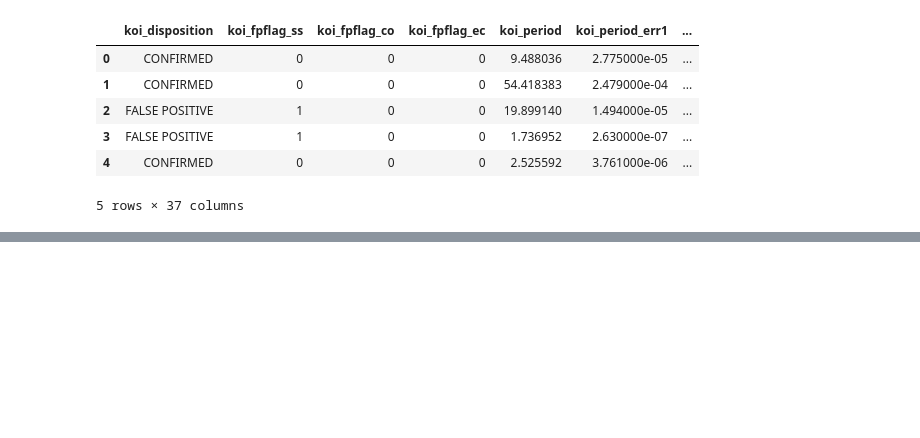
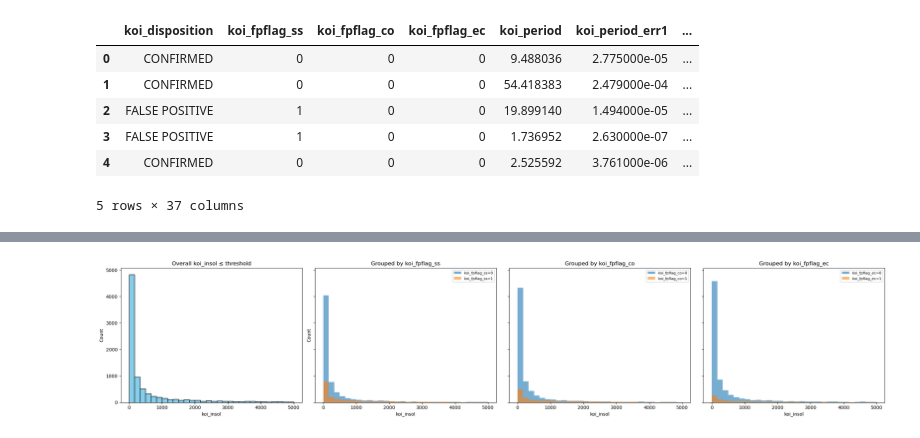
Before and after one commit to lily-swan/DS-9000-project, a Jupyter notebook: analysis.ipynb, the cells around one changed output, grey strips where cells are left out. Drawn from its saved outputs; the diff is of its cells as text; code cells hidden in the pictures; blank space fills up the shorter version.

```diff
--- a/analysis.ipynb
+++ b/analysis.ipynb
@@ -144,0 +238,31 @@ df.head()
+# %%
+data = df["koi_insol"].dropna()
+threshold = 0.005e6  # adjust as needed
+subset = df[df["koi_insol"] <= threshold]
+
+flag_cols = ["koi_fpflag_ss", "koi_fpflag_co", "koi_fpflag_ec"]
+
+fig, axs = plt.subplots(nrows=1, ncols=4, figsize=(24, 5), sharey=True)
+
+# first column - overall distribution
+axs[0].hist(subset["koi_insol"], bins=30, color="skyblue", edgecolor="black")
+axs[0].set_title("Overall koi_insol ≤ threshold")
+axs[0].set_xlabel("koi_insol")
+axs[0].set_ylabel("Count")
+
+# column 2 - 4 - with flags
+for j, flag in enumerate(flag_cols, start=1):
+    ax = axs[j]
+    for val in sorted(subset[flag].dropna().unique()):
+        sub_flag = subset[subset[flag] == val]
+        ax.hist(sub_flag["koi_insol"], bins=30, alpha=0.6, label=f"{flag}={val}")
+    ax.set_title(f"Grouped by {flag}")
+    ax.set_xlabel("koi_insol")
+    if j == 1:
+        ax.set_ylabel("Count")
+    ax.legend(fontsize=8)
+
+plt.tight_layout()
+plt.show()
+# %% [output]
+[figure, added]
```
Also changed, not shown: parts of 6 cells of this notebook, 1 other file.
